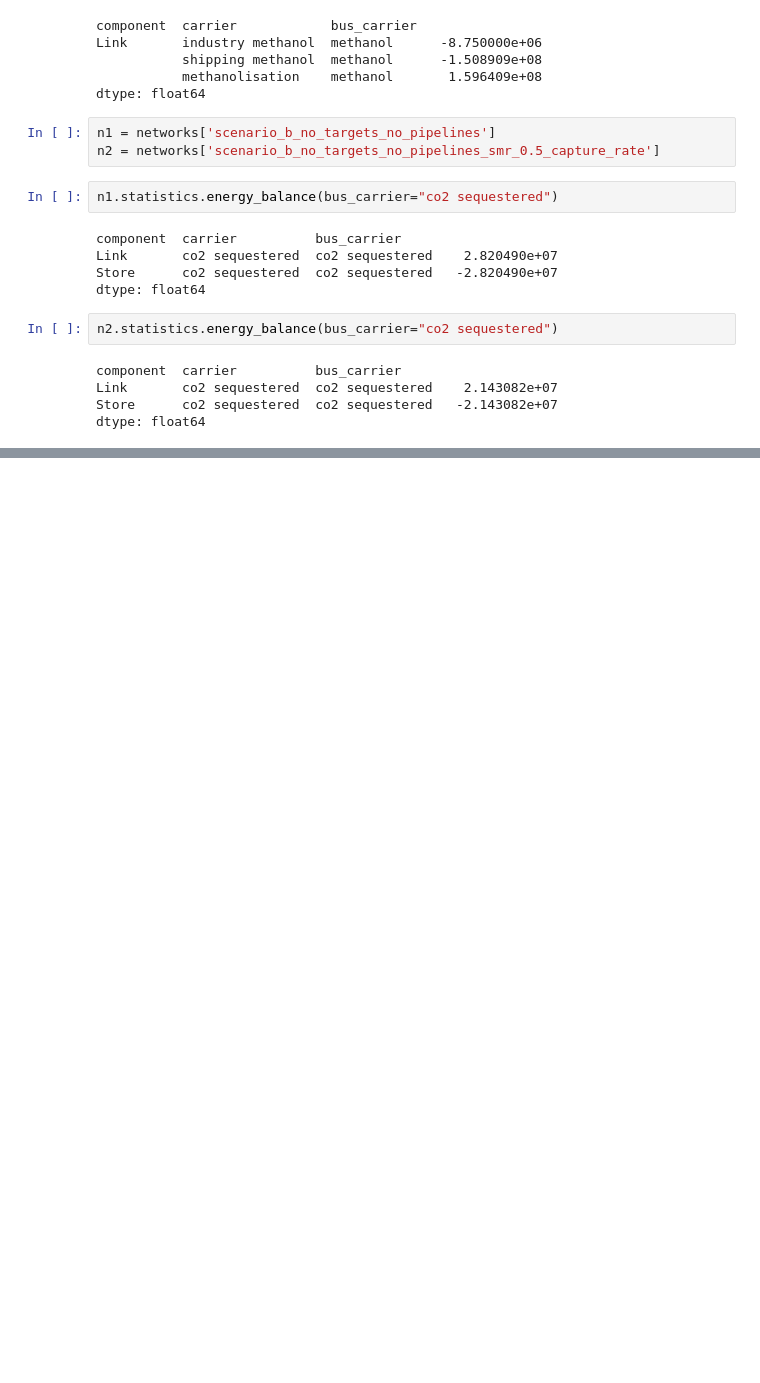
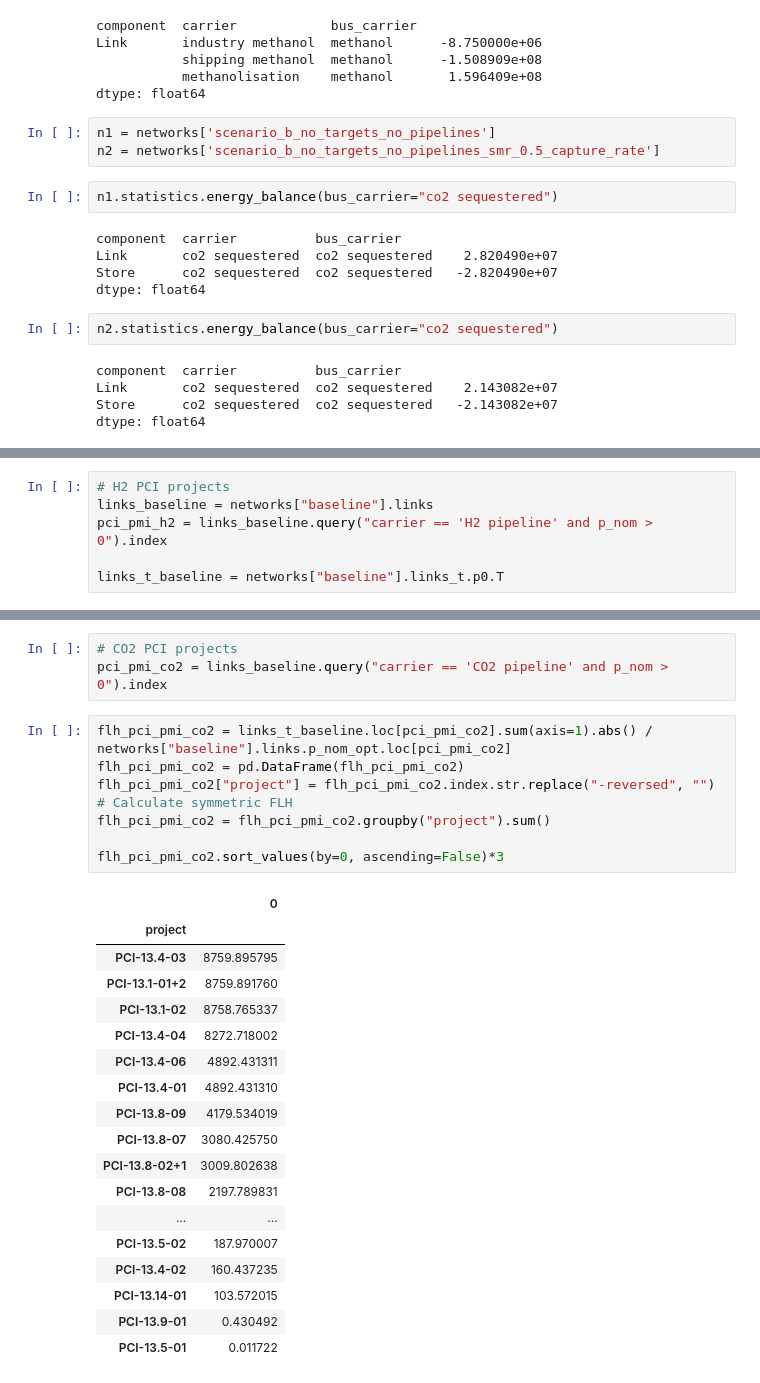
Before and after one commit to bobbyxng/pci-pmi-policy-targets, a Jupyter notebook: workflow/notebooks/plots.ipynb, the cells around one changed output, grey strips where cells are left out. Saved outputs shown, nothing was run; the diff lists cells and outputs as text; blank space fills up the shorter version.

```diff
--- a/workflow/notebooks/plots.ipynb
+++ b/workflow/notebooks/plots.ipynb
@@ -608,0 +611,6 @@ dtype: float64
+# %%
+# H2 PCI projects
+links_baseline = networks["baseline"].links
+pci_pmi_h2 = links_baseline.query("carrier == 'H2 pipeline' and p_nom > 0").index
+
+links_t_baseline = networks["baseline"].links_t.p0.T
@@ -608,0 +625,30 @@ dtype: float64
+# %%
+# CO2 PCI projects
+pci_pmi_co2 = links_baseline.query("carrier == 'CO2 pipeline' and p_nom > 0").index
+# %%
+flh_pci_pmi_co2 = links_t_baseline.loc[pci_pmi_co2].sum(axis=1).abs() / networks["baseline"].links.p_nom_opt.loc[pci_pmi_co2]
+flh_pci_pmi_co2 = pd.DataFrame(flh_pci_pmi_co2)
+flh_pci_pmi_co2["project"] = flh_pci_pmi_co2.index.str.replace("-reversed", "")
+# Calculate symmetric FLH
+flh_pci_pmi_co2 = flh_pci_pmi_co2.groupby("project").sum()
+
+flh_pci_pmi_co2.sort_values(by=0, ascending=False)*3
+# %% [output]
+|  | 0 |
+| project |  |
+| PCI-13.4-03 | 8759.895795 |
+| PCI-13.1-01+2 | 8759.891760 |
+| PCI-13.1-02 | 8758.765337 |
+| PCI-13.4-04 | 8272.718002 |
+| PCI-13.4-06 | 4892.431311 |
+| PCI-13.4-01 | 4892.431310 |
+| PCI-13.8-09 | 4179.534019 |
+| PCI-13.8-07 | 3080.425750 |
+| PCI-13.8-02+1 | 3009.802638 |
+| PCI-13.8-08 | 2197.789831 |
+| ... | ... |
+| PCI-13.5-02 | 187.970007 |
+| PCI-13.4-02 | 160.437235 |
+| PCI-13.14-01 | 103.572015 |
+| PCI-13.9-01 | 0.430492 |
+| PCI-13.5-01 | 0.011722 |
```
Also changed, not shown: parts of 6 cells of this notebook, 7 other files.
